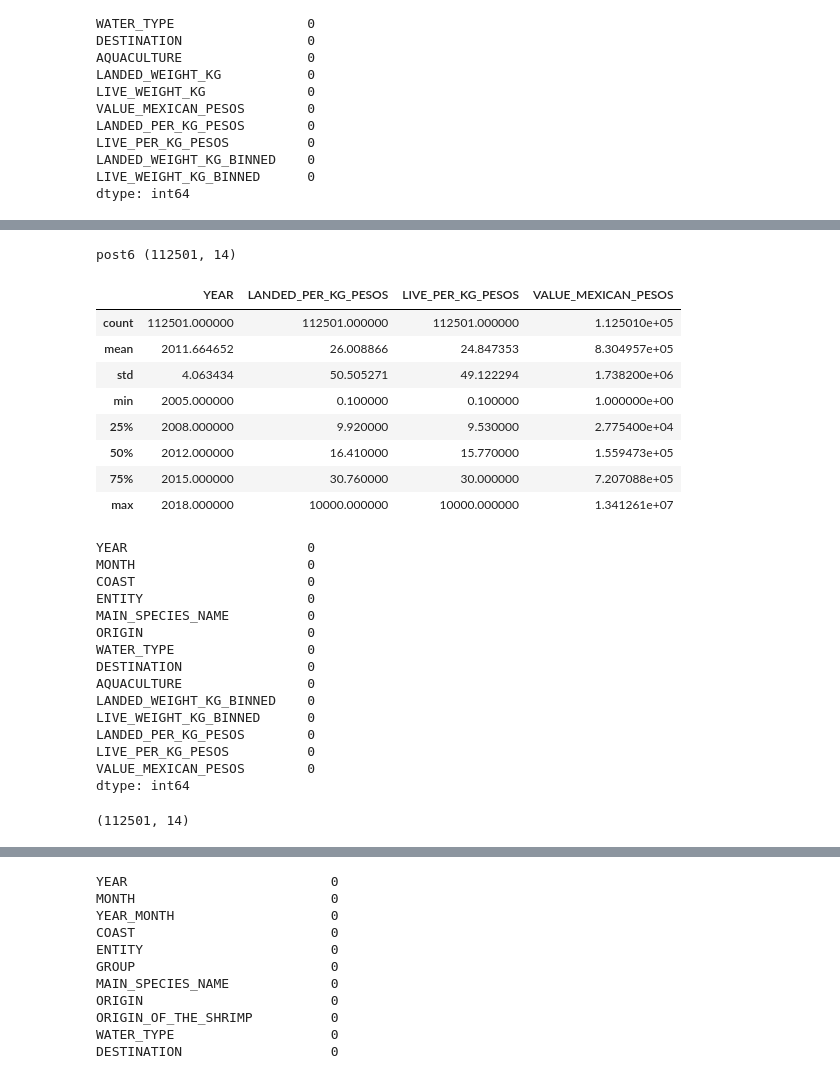
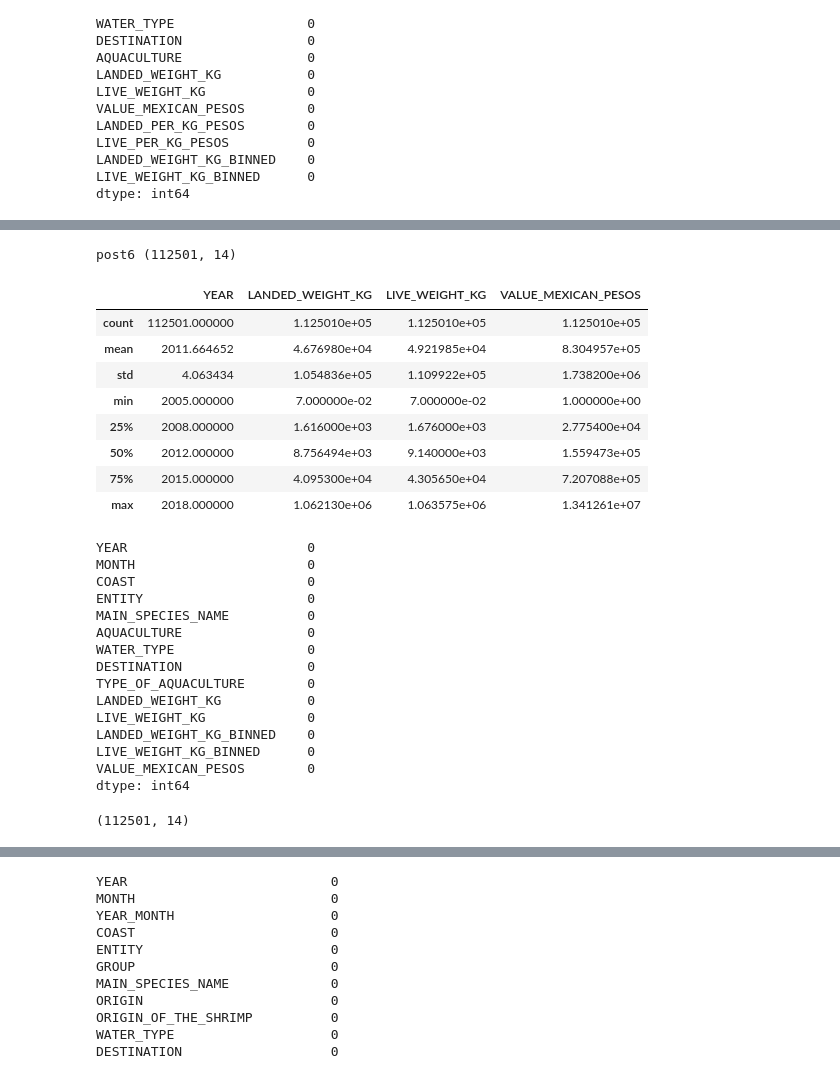
Before and after one commit to abdjmk/m-fishprice-prediction, a Jupyter notebook: work.ipynb, the cells around one changed output, grey strips where cells are left out. Cells and saved outputs as stored; diff of their text form; code cells hidden in the pictures.

```diff
--- a/work.ipynb
+++ b/work.ipynb
@@ -71,7 +71,7 @@ mapping_Yanzhen_Xu = {
 df = df.replace(mapping_Yanzhen_Xu)
 
 # Define the dictionary mapping column names for 'MES'
-mapping_Yanzhen_Xu = {'ABRIL': '4', 'AGOSTO': '8', 'DICIEMBRE': '12', 'ENERO': '1', 'FEBRERO': '2', 'JULIO': '7', 'JUNIO': '6', 'MARZO': '3', 'MAYO': '5', 'NOVIEMBRE': '11', 'OCTUBRE': '10', 'SEPTIEMBRE': '9'}
+mapping_Yanzhen_Xu = {'ABRIL': '04', 'AGOSTO': '08', 'DICIEMBRE': '12', 'ENERO': '01', 'FEBRERO': '02', 'JULIO': '07', 'JUNIO': '06', 'MARZO': '03', 'MAYO': '05', 'NOVIEMBRE': '11', 'OCTUBRE': '10', 'SEPTIEMBRE': '09'}
 
 # Use map method to create a new column 'MONTH_NO'
 df['MONTH_NO'] = df['MONTH'].map(mapping_Yanzhen_Xu)
@@ -398,7 +398,7 @@ dtype: int64
 # %%
 #### Preprocessing 2
 # 1 define a list of column names in the desired order
-col_order = ['YEAR','MONTH','YEAR_MONTH','COAST','ENTITY','GROUP','MAIN_SPECIES_NAME','ORIGIN','ORIGIN_OF_THE_SHRIMP','WATER_TYPE','DESTINATION','AQUACULTURE'
+col_order = ['YEAR','MONTH','MONTH_NO','YEAR_MONTH','COAST','ENTITY','GROUP','MAIN_SPECIES_NAME','ORIGIN','ORIGIN_OF_THE_SHRIMP','WATER_TYPE','DESTINATION','AQUACULTURE'
             ,'LANDED_WEIGHT_KG','LIVE_WEIGHT_KG','VALUE_MEXICAN_PESOS','LANDED_PER_KG_PESOS','LIVE_PER_KG_PESOS']
 
 # select the columns in the desired order
@@ -435,6 +435,18 @@ print('post3:',dt2.shape)
 dt2 = dt2[dt2['VALUE_MEXICAN_PESOS'] != 0.0]
 print('post4',dt2.shape)
 
+# Define a dictionary mapping revised column names
+mapping = {'ORIGIN':'AQUACULTURE','AQUACULTURE':'TYPE_OF_AQUACULTURE'}
+
+# Use the rename() method to apply the mapping
+dt2 = dt2.rename(columns=mapping)
+dt2.columns.values
+
+#Define the dictionary mapping column names for 'AQUACULTURE'
+mapping = { 'CAPTURE' : 'NO', 'AQUACULTURE':'YES'}
+
+dt2= dt2.replace(mapping)
+
 #Histogram Plot to see improvement in distribution
 import seaborn as sns
 import matplotlib.pyplot as plt
@@ -449,7 +461,7 @@ for column in columns:
     plt.show()
 
 # 2 define a list of column names in the desired order
-col_order = ['YEAR','MONTH','YEAR_MONTH','COAST','ENTITY','MAIN_SPECIES_NAME','ORIGIN','WATER_TYPE','DESTINATION','AQUACULTURE'
+col_order = ['YEAR','MONTH','MONTH_NO','YEAR_MONTH','COAST','ENTITY','MAIN_SPECIES_NAME','AQUACULTURE','WATER_TYPE','DESTINATION','TYPE_OF_AQUACULTURE'
             ,'LANDED_WEIGHT_KG','LIVE_WEIGHT_KG','LANDED_PER_KG_PESOS','LIVE_PER_KG_PESOS','VALUE_MEXICAN_PESOS']
 # select the columns in the desired order
 dt2= dt2[col_order]
@@ -519,23 +667,28 @@ for column, title in zip(binned_columns, column_titles):
 [figure]
 # %%
-# 2 define a list of column names in the desired order
-col_order = ['YEAR','MONTH','COAST','ENTITY','MAIN_SPECIES_NAME','ORIGIN','WATER_TYPE','DESTINATION','AQUACULTURE'
-            ,'LANDED_WEIGHT_KG_BINNED','LIVE_WEIGHT_KG_BINNED','LANDED_PER_KG_PESOS','LIVE_PER_KG_PESOS','VALUE_MEXICAN_PESOS']
+# # 2 define a list of column names in the desired order Visualization
+# col_order = ['YEAR','MONTH_NO','COAST','ENTITY','MAIN_SPECIES_NAME','ORIGIN','WATER_TYPE','DESTINATION','AQUACULTURE','LANDED_WEIGHT_KG','LIVE_WEIGHT_KG'
+#             ,'LANDED_WEIGHT_KG_BINNED','LIVE_WEIGHT_KG_BINNED','LANDED_PER_KG_PESOS','LIVE_PER_KG_PESOS','VALUE_MEXICAN_PESOS']
+
+# 2 define a list of column names in the desired order FINAL
+col_order = ['YEAR','MONTH','COAST','ENTITY','MAIN_SPECIES_NAME','AQUACULTURE','WATER_TYPE','DESTINATION','TYPE_OF_AQUACULTURE','LANDED_WEIGHT_KG','LIVE_WEIGHT_KG'
+            ,'LANDED_WEIGHT_KG_BINNED','LIVE_WEIGHT_KG_BINNED','VALUE_MEXICAN_PESOS']
+
 # select the columns in the desired order
 dt2= dt2[col_order]
 print('post6',dt2.shape)
 dt2.describe()
 # %% [output]
 post6 (112501, 14)
-|  | YEAR | LANDED_PER_KG_PESOS | LIVE_PER_KG_PESOS | VALUE_MEXICAN_PESOS |
-| count | 112501.000000 | 112501.000000 | 112501.000000 | 1.125010e+05 |
-| mean | 2011.664652 | 26.008866 | 24.847353 | 8.304957e+05 |
-| std | 4.063434 | 50.505271 | 49.122294 | 1.738200e+06 |
-| min | 2005.000000 | 0.100000 | 0.100000 | 1.000000e+00 |
-| 25% | 2008.000000 | 9.920000 | 9.530000 | 2.775400e+04 |
-| 50% | 2012.000000 | 16.410000 | 15.770000 | 1.559473e+05 |
-| 75% | 2015.000000 | 30.760000 | 30.000000 | 7.207088e+05 |
-| max | 2018.000000 | 10000.000000 | 10000.000000 | 1.341261e+07 |
+|  | YEAR | LANDED_WEIGHT_KG | LIVE_WEIGHT_KG | VALUE_MEXICAN_PESOS |
+| count | 112501.000000 | 1.125010e+05 | 1.125010e+05 | 1.125010e+05 |
+| mean | 2011.664652 | 4.676980e+04 | 4.921985e+04 | 8.304957e+05 |
+| std | 4.063434 | 1.054836e+05 | 1.109922e+05 | 1.738200e+06 |
+| min | 2005.000000 | 7.000000e-02 | 7.000000e-02 | 1.000000e+00 |
+| 25% | 2008.000000 | 1.616000e+03 | 1.676000e+03 | 2.775400e+04 |
+| 50% | 2012.000000 | 8.756494e+03 | 9.140000e+03 | 1.559473e+05 |
+| 75% | 2015.000000 | 4.095300e+04 | 4.305650e+04 | 7.207088e+05 |
+| max | 2018.000000 | 1.062130e+06 | 1.063575e+06 | 1.341261e+07 |
 # %%
 # Check for missing values once again
 missing_values = dt2.isnull().sum()
@@ -550,14 +703,14 @@ MONTH                      0
 COAST                      0
 ENTITY                     0
 MAIN_SPECIES_NAME          0
-ORIGIN                     0
+AQUACULTURE                0
 WATER_TYPE                 0
 DESTINATION                0
-AQUACULTURE                0
+TYPE_OF_AQUACULTURE        0
+LANDED_WEIGHT_KG           0
+LIVE_WEIGHT_KG             0
 LANDED_WEIGHT_KG_BINNED    0
 LIVE_WEIGHT_KG_BINNED      0
-LANDED_PER_KG_PESOS        0
-LIVE_PER_KG_PESOS          0
 VALUE_MEXICAN_PESOS        0
 dtype: int64
 (112501, 14)
```
Also changed, not shown: parts of 8 cells of this notebook, 3 other files.
